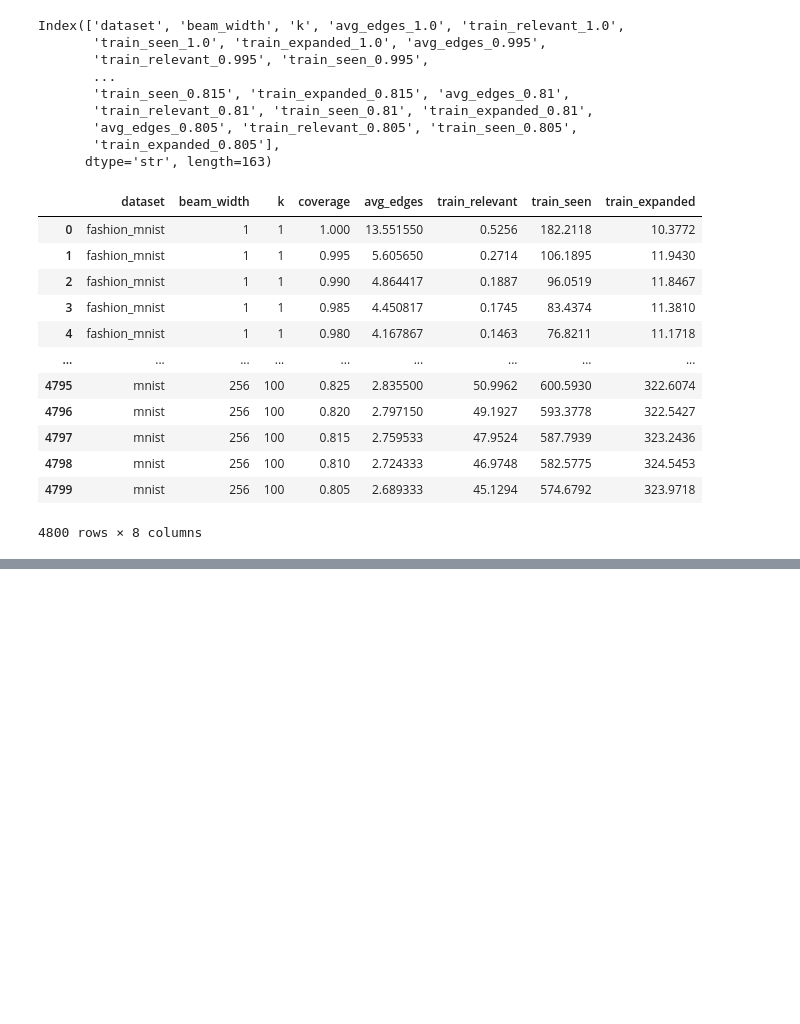
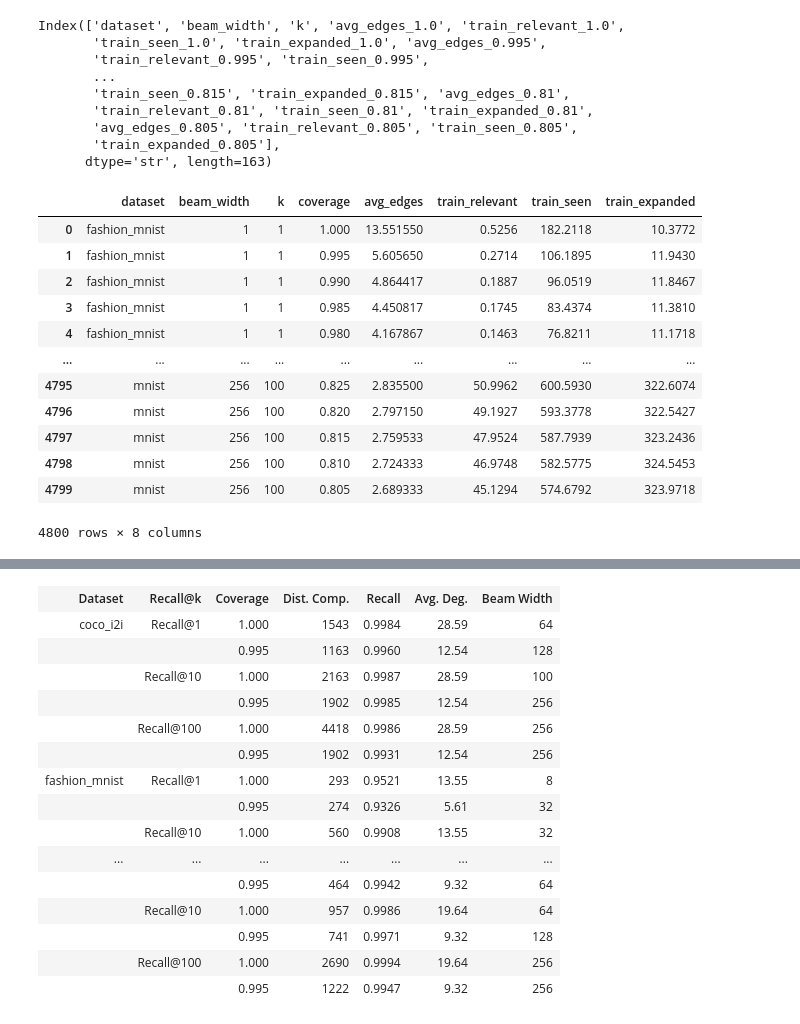
Before and after one commit to PratyushAvi/navigable-graphs, a Jupyter notebook: code/plots.ipynb, the cells around one changed output, grey strips where cells are left out. Drawn from its saved outputs; the diff is of its cells as text; code cells hidden in the pictures; blank space fills up the shorter version.

```diff
--- a/code/plots.ipynb
+++ b/code/plots.ipynb
@@ -388,0 +814,84 @@ KeyboardInterrupt:
+# %%
+from IPython.display import HTML
+
+def comparison_table_to_html(df):
+    """
+    Preview the comparison table inline with merged Dataset / Recall@k cells (rowspan),
+    bold novel rows, and booktabs-style horizontal rules. No LaTeX install needed.
+    """
+    headers = ['Dataset', 'Recall@<i>k</i>', 'Coverage', 'Dist. Comp.',
+               'Recall', 'Avg. Deg.', 'Beam Width']
+
+    css = """
+    <style>
+    table.cmp { border-collapse: collapse; font-family: serif; font-size: 13px; }
+    table.cmp th, table.cmp td { padding: 3px 10px; text-align: right; }
+    table.cmp th { border-top: 2px solid #000; border-bottom: 1.5px solid #000; }
+    table.cmp td.lbl { text-align: left; vertical-align: middle; border-right: 1px solid #ddd; }
+    table.cmp tr.dsstart td { border-top: 1.5px solid #000; }   /* midrule between datasets */
+    table.cmp tr.kstart td.num { border-top: 1px solid #bbb; }  /* cmidrule between k-groups */
+    table.cmp tr.last td { border-bottom: 2px solid #000; }
+    table.cmp tr.novel td.num { font-weight: bold; }
+    </style>
+    """
+
+    def numcells(r):
+        return [
+            f"{r['Coverage']:.3f}",
+            f"{r['Distance Computations']:.0f}",
+            f"{r['Recall']:.4f}",
+            f"{r['Avg. Degree']:.2f}",
+            f"{int(r['Beam Width'])}",
+        ]
+
+    body, datasets = [], list(dict.fromkeys(df['Dataset']))
+    total, seen = len(df), 0
+    for dataset in datasets:
+        ds = df[df['Dataset'] == dataset]
+        ks = list(dict.fromkeys(ds['Recall@k']))
+        ds_first = True
+        for klabel in ks:
+            grp = ds[ds['Recall@k'] == klabel]   # [baseline, novel]
+            for ri, (_, r) in enumerate(grp.iterrows()):
+                seen += 1
+                classes = []
+                if ds_first and ri == 0:
+                    classes.append('dsstart')
+                if ri == 0:
+                    classes.append('kstart')
+                if ri == 1:
+                    classes.append('novel')
+                if seen == total:
+                    classes.append('last')
+                tr = f'<tr class="{" ".join(classes)}">'
+
+                cells = ''
+                if ds_first and ri == 0:
+                    cells += f'<td class="lbl" rowspan="{len(ds)}">{dataset}</td>'
+                if ri == 0:
+                    cells += f'<td class="lbl" rowspan="2">{klabel}</td>'
+                cells += ''.join(f'<td class="num">{c}</td>' for c in numcells(r))
+                body.append(tr + cells + '</tr>')
+                ds_first = False
+
+    head = '<tr>' + ''.join(f'<th>{h}</th>' for h in headers) + '</tr>'
+    return HTML(css + '<table class="cmp">' + head + ''.join(body) + '</table>')
+
+comparison_table_to_html(comparison_table)
+# %% [output]
+| Dataset | Recall@k | Coverage | Dist. Comp. | Recall | Avg. Deg. | Beam Width |
+| coco_i2i | Recall@1 | 1.000 | 1543 | 0.9984 | 28.59 | 64 |
+|  |  | 0.995 | 1163 | 0.9960 | 12.54 | 128 |
+|  | Recall@10 | 1.000 | 2163 | 0.9987 | 28.59 | 100 |
+|  |  | 0.995 | 1902 | 0.9985 | 12.54 | 256 |
+|  | Recall@100 | 1.000 | 4418 | 0.9986 | 28.59 | 256 |
+|  |  | 0.995 | 1902 | 0.9931 | 12.54 | 256 |
+| fashion_mnist | Recall@1 | 1.000 | 293 | 0.9521 | 13.55 | 8 |
+|  |  | 0.995 | 274 | 0.9326 | 5.61 | 32 |
+|  | Recall@10 | 1.000 | 560 | 0.9908 | 13.55 | 32 |
+| ... | ... | ... | ... | ... | ... | ... |
+|  |  | 0.995 | 464 | 0.9942 | 9.32 | 64 |
+|  | Recall@10 | 1.000 | 957 | 0.9986 | 19.64 | 64 |
+|  |  | 0.995 | 741 | 0.9971 | 9.32 | 128 |
+|  | Recall@100 | 1.000 | 2690 | 0.9994 | 19.64 | 256 |
+|  |  | 0.995 | 1222 | 0.9947 | 9.32 | 256 |
```
Also changed, not shown: parts of 11 cells of this notebook, 2 other files.
